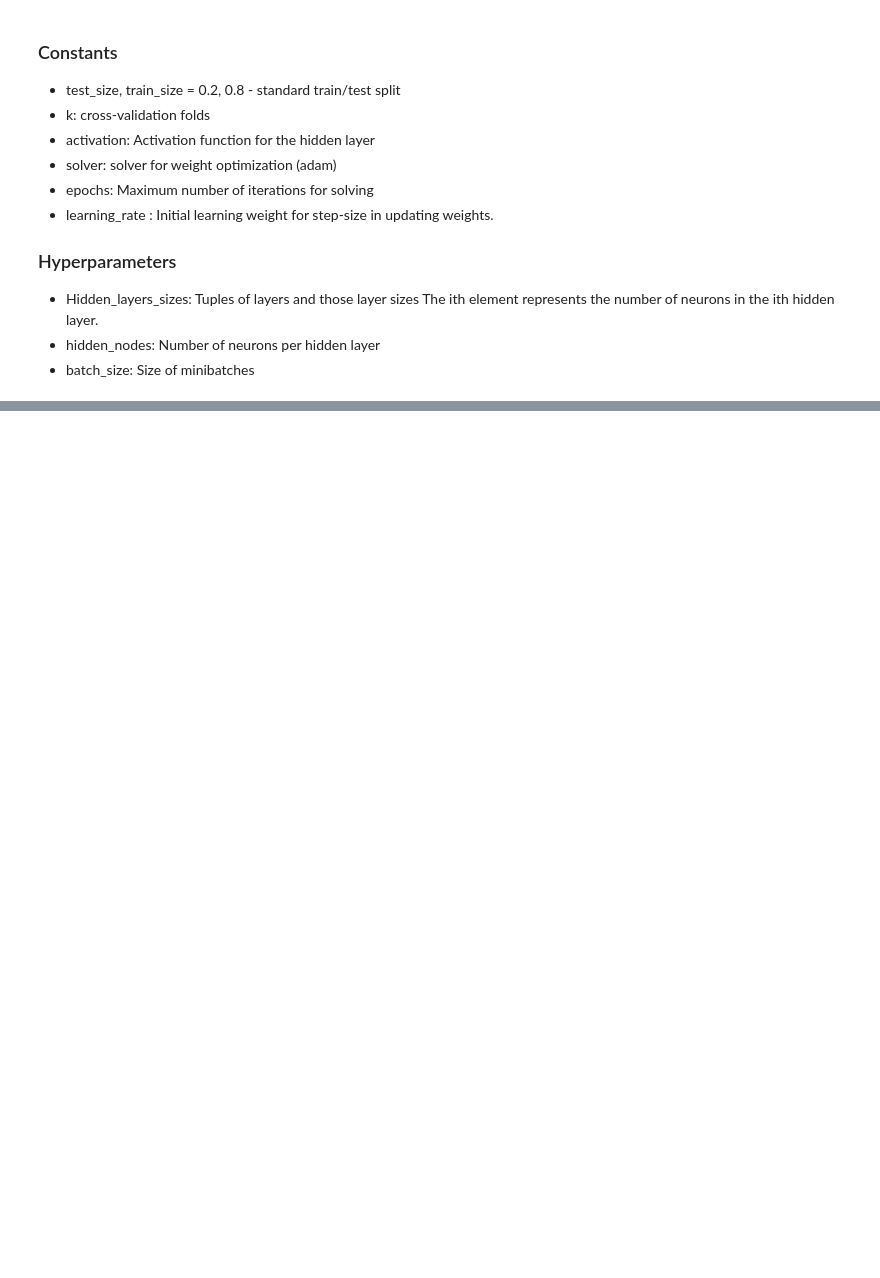
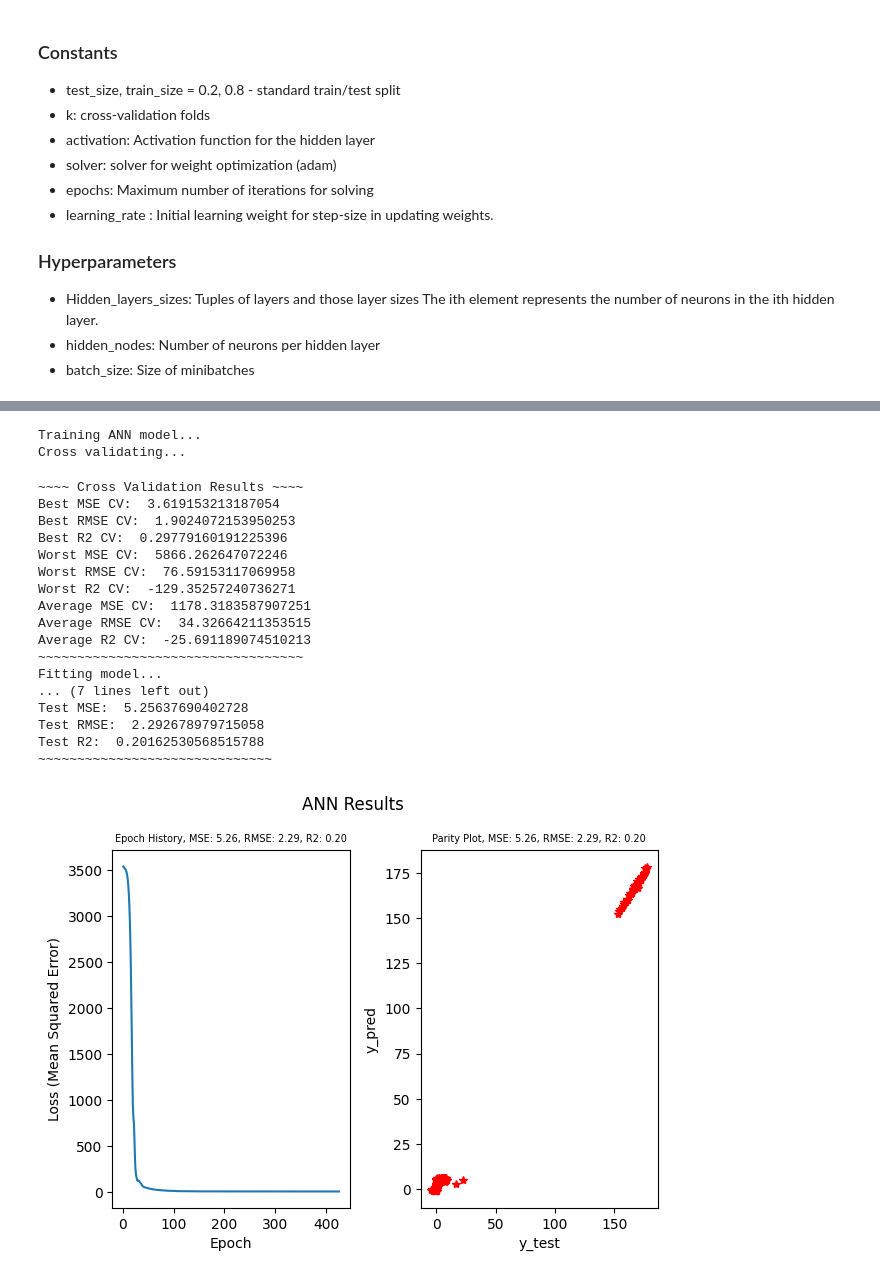
Before and after one commit to nvanhand/WAAM_ProcessStability, a Jupyter notebook: ANN.ipynb, the cells around one changed output, grey strips where cells are left out. Drawn from its saved outputs; the diff is of its cells as text; code cells hidden in the pictures; blank space fills up the shorter version.

```diff
--- a/ANN.ipynb
+++ b/ANN.ipynb
@@ -197,0 +221,39 @@ plt.show()
+# %%
+test_size, train_size = 0.2, 0.8
+k = 5
+
+# e.g.
+hidden_layers = 5
+hidden_nodes = 10
+test_size = 0.2
+train_size = 0.8
+k = 5
+batch_size = 100
+epochs = 750
+learning_rate = 0.01
+
+model, X_test, y_test, CrossValData = ANN_Train(X, y, test_size, train_size, k, epochs, hidden_nodes, hidden_layers, batch_size, learning_rate)
+
+# Test ANN using to determine performance of model
+Test_R2, Test_RMSE, Test_MSE = ANN_Test(model, X_test, y_test)
+# %% [output]
+Training ANN model...
+Cross validating...
+~~~~ Cross Validation Results ~~~~
+Best MSE CV:  3.619153213187054
+Best RMSE CV:  1.9024072153950253
+Best R2 CV:  0.29779160191225396
+Worst MSE CV:  5866.262647072246
+Worst RMSE CV:  76.59153117069958
+Worst R2 CV:  -129.35257240736271
+Average MSE CV:  1178.3183587907251
+Average RMSE CV:  34.32664211353515
+Average R2 CV:  -25.691189074510213
+~~~~~~~~~~~~~~~~~~~~~~~~~~~~~~~~~~
+Fitting model...
+... (7 lines left out)
+Test MSE:  5.25637690402728
+Test RMSE:  2.292678979715058
+Test R2:  0.20162530568515788
+~~~~~~~~~~~~~~~~~~~~~~~~~~~~~~
+[figure, added]
```
Also changed, not shown: parts of 7 cells of this notebook, 3 other files.
